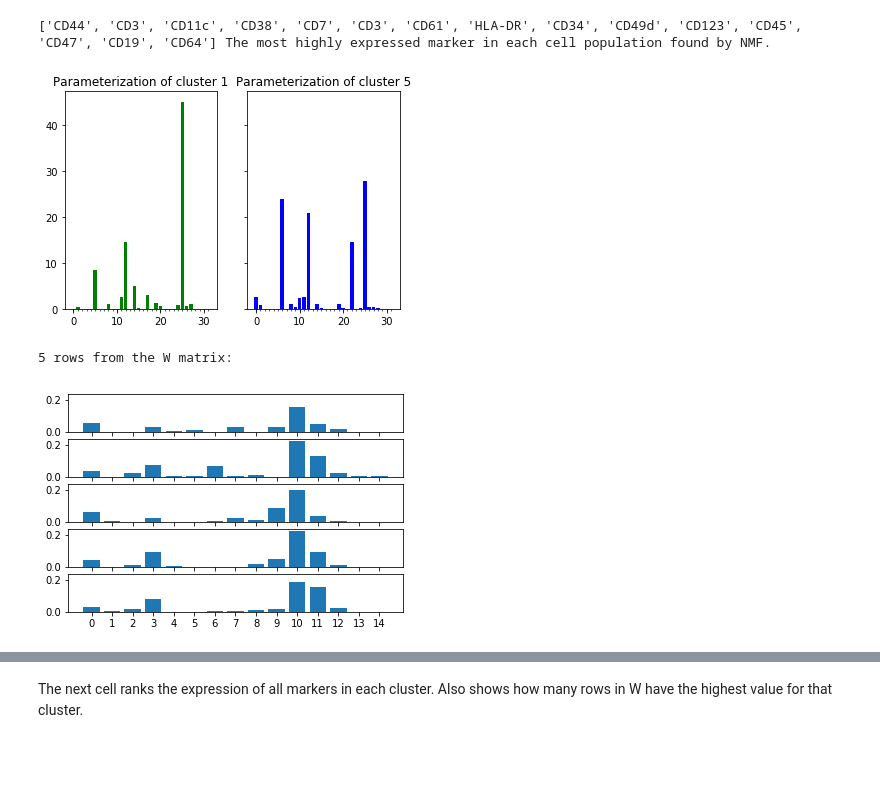
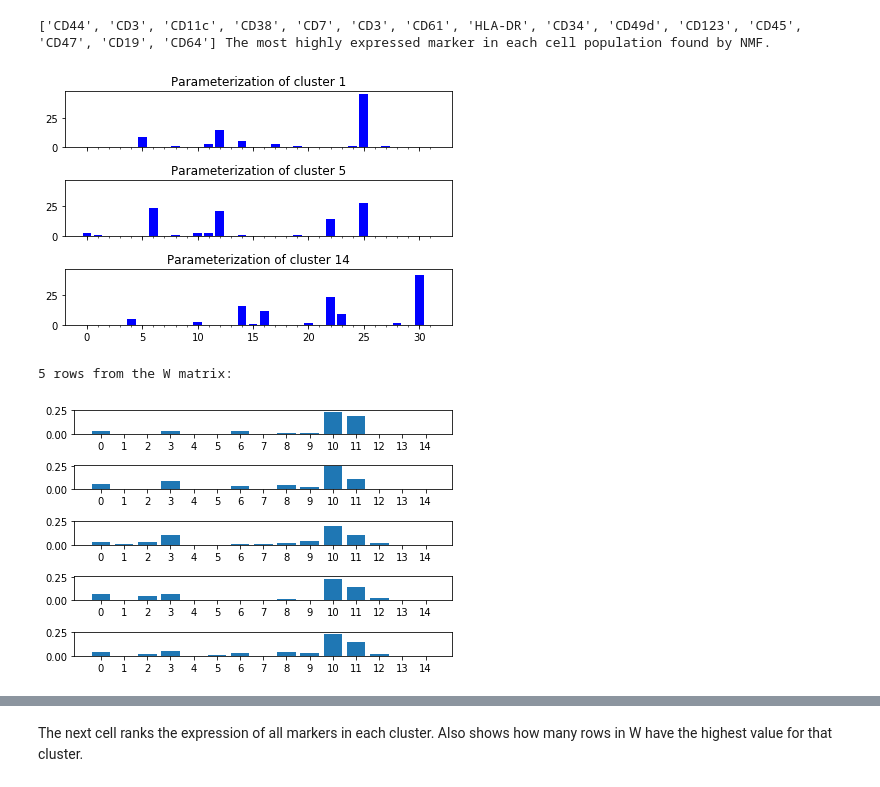
Before and after one commit to SimeonGeorgiev/msc_project, a Jupyter notebook: NMF_CyTOF.ipynb, the cells around one changed output, grey strips where cells are left out. Saved outputs shown, nothing was run; the diff lists cells and outputs as text; code cells hidden in the pictures; blank space fills up the shorter version.

```diff
--- a/NMF_CyTOF.ipynb
+++ b/NMF_CyTOF.ipynb
@@ -56,26 +60,30 @@ print(maxes, "The most highly expressed marker in each cell population found by
 # %% [output]
 ['CD44', 'CD3', 'CD11c', 'CD38', 'CD7', 'CD3', 'CD61', 'HLA-DR', 'CD34', 'CD49d', 'CD123', 'CD45', 'CD47', 'CD19', 'CD64'] The most highly expressed marker in each cell population found by NMF.
 # %%
-fig, ax = plt.subplots(1, 2, sharey=True)
-ax[0].bar(range(32), height=dc.components_[1], color='g')
-ax[1].bar(range(32), height=dc.components_[5], color='b')
-ax[0].set_title("Parameterization of cluster 1")
-ax[1].set_title("Parameterization of cluster 5")
+cs = [1, 5, 14]
+
+fig, ax = plt.subplots(len(cs), 1, sharex=True, sharey=True)
+for ax_, c in zip(ax, cs):
+
+    ax_.bar(range(32), height=dc.components_[c], color='b')
+    ax_.set_title("Parameterization of cluster {}".format(c))
 [ax[i].set_xticks(range(32), range(32)) for i in range(2)]
+plt.tight_layout()
 plt.show()
 # %% [output]
-[figure, old version]
+[figure, new version]
 # %%
 fig, ax = plt.subplots(5, 1, sharey=True)
 
-for i, w in enumerate(W[0: 5]):
+for i, w in enumerate(W[10: 15]):
     ax[i].bar(range(len(w)), height=w)
     ax[i].set_xticks(range(len(w)))
 print("5 rows from the W matrix:")
+plt.tight_layout()
 plt.show()
 # %% [output]
 5 rows from the W matrix:
-[figure, old version]
+[figure, new version]
 # %%
 sum_ = W.sum(axis=1)
 print("The maximum and minimum sum in each row of the representation. Low values could be thought of as debris")
```
Also changed, not shown: parts of 11 cells of this notebook, 1 other file.
